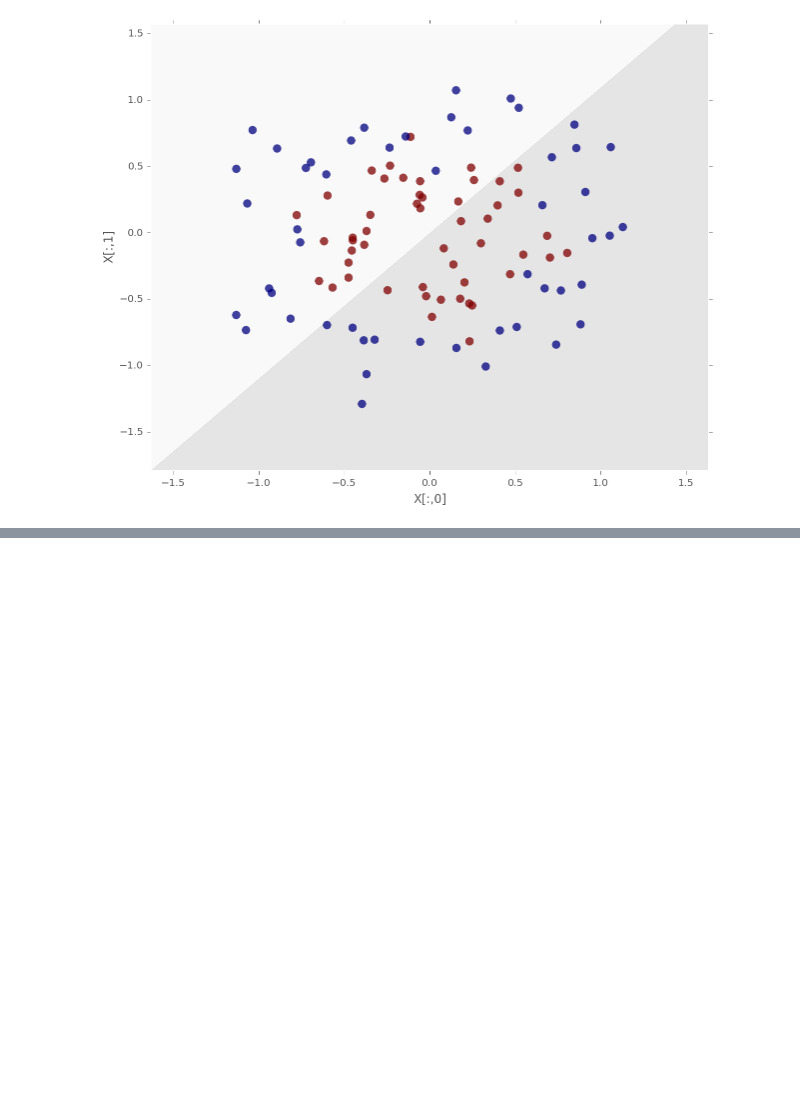
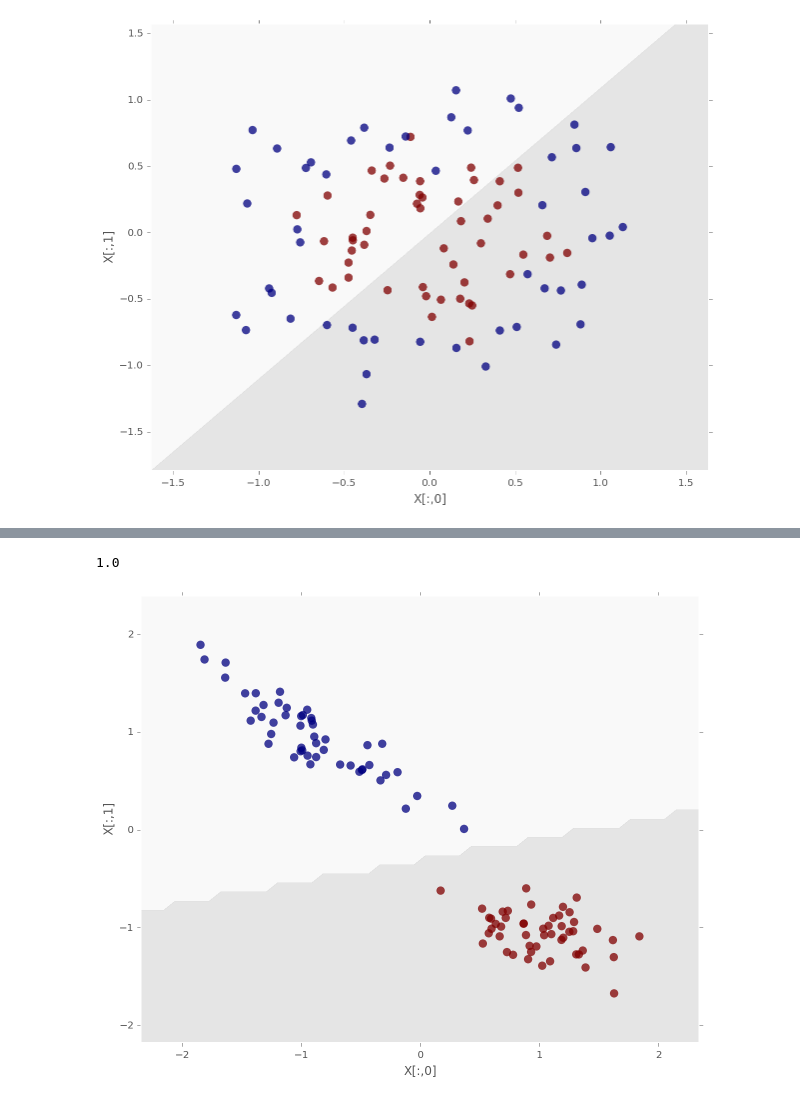
Before and after one commit to mlunacek/meetup_data_science_2016, a Jupyter notebook: notebooks/01_supervised.ipynb, the cells around one changed output, grey strips where cells are left out. Saved outputs shown, nothing was run; the diff lists cells and outputs as text; code cells hidden in the pictures; blank space fills up the shorter version.

```diff
--- a/notebooks/01_supervised.ipynb
+++ b/notebooks/01_supervised.ipynb
@@ -117,12 +126,11 @@ def plot():
     fig, ax = plt.subplots()
 
     ax.vlines(X[:,0], regr.predict(X), y, color='grey')
-    ax.scatter(X[:,0], y, edgecolor='none', s=100, alpha=1., c=colors[0])
+    ax.scatter(X[:,0], y, s=100, alpha=1., c=colors[0])
     ax.plot(X_new[:,0], regr.predict(X_new) , color='darkgrey', linewidth=2)
 
     ax.set_xlabel('X')
     ax.set_ylabel('y')
-    fig.show()
 # %%
 plot()
 # %% [output]
@@ -144,7 +152,7 @@ def contour(ax):
     ax.contour(xx, yy, res2, 50, alpha=0.20, cmap=plt.cm.Greys_r)
     ax.contourf(xx, yy, res2, 50, alpha=0.20, cmap=plt.cm.Greys)
     ax.scatter(regr.intercept_, regr.coef_[0] , s=70,
-               alpha=0.75, edgecolor='none', c=colors[0])
+               alpha=0.75, c=colors[0])
     ax.scatter(points[0][0], points[0][1], c=colors[1], s=70)
 
     ax.set_xlim(xx.min(), xx.max())
@@ -157,8 +165,7 @@ def line(ax):
     ax.vlines(X[:,0], regr.predict(X), y, color='grey')
     ax.plot(X_new[:,0], points[0][0] + points[0][1]*X_new[:,0], color=colors[1])
     ax.plot(X_new[:,0], points[1][0] + points[1][1]*X_new[:,0], color=colors[0])
-    ax.scatter(X[:,0], y, edgecolor='none', s=70, alpha=1., c=colors[0])
-
+    ax.scatter(X[:,0], y, s=70, alpha=1., c=colors[0])
     ax.set_xlabel('X')
     ax.set_ylabel('y')
 
@@ -166,7 +173,6 @@ def plot():
     fig, ax = plt.subplots(1,2, figsize=(12,6))
     contour(ax[0])
     line(ax[1])
-    fig.show()
 # %%
 plot()
 # %% [output]
@@ -308,0 +339,19 @@ plot(clf)
+# %%
+def plot(clf):
+    h = 50
+    x_min, x_max = X[:, 0].min() - .5, X[:, 0].max() + .5
+    y_min, y_max = X[:, 1].min() - .5, X[:, 1].max() + .5
+    xx, yy = np.meshgrid(np.linspace(x_min, x_max, h),
+                         np.linspace(y_min, y_max, h))
+
+    clf.fit(X, y)
+    Z = clf.predict(np.c_[xx.ravel(), yy.ravel()])
+    Z = Z.reshape(xx.shape)
+
+    fig, ax = plt.subplots()
+    ax.contourf(xx, yy, Z, alpha=0.15, levels=[0,0.5,1], cmap=plt.cm.Greys)
+    ax.scatter(X[:, 0], X[:, 1], c=y, s=70, alpha=0.75, edgecolor='none')
+    ax.set_xlim(xx.min(), xx.max())
+    ax.set_ylim(yy.min(), yy.max())
+    ax.set_xlabel('X[:,0]')
+    ax.set_ylabel('X[:,1]')
@@ -308,0 +360,11 @@ plot(clf)
+# %%
+X, y = make_classification(n_features=2, n_redundant=0, n_informative=2,
+                           random_state=6, n_clusters_per_class=1)
+# %%
+clf = LinearSVC()
+clf.fit(X, y)
+print clf.score(X,y)
+plot(clf)
+# %% [output]
+1.0
+[figure, added]
```
Also changed, not shown: parts of 29 cells of this notebook, 4 other files.
